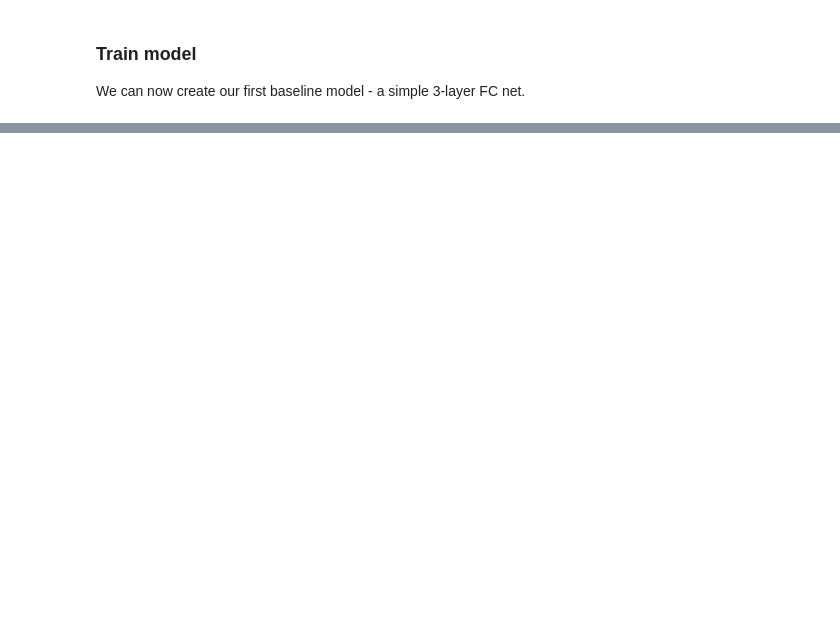
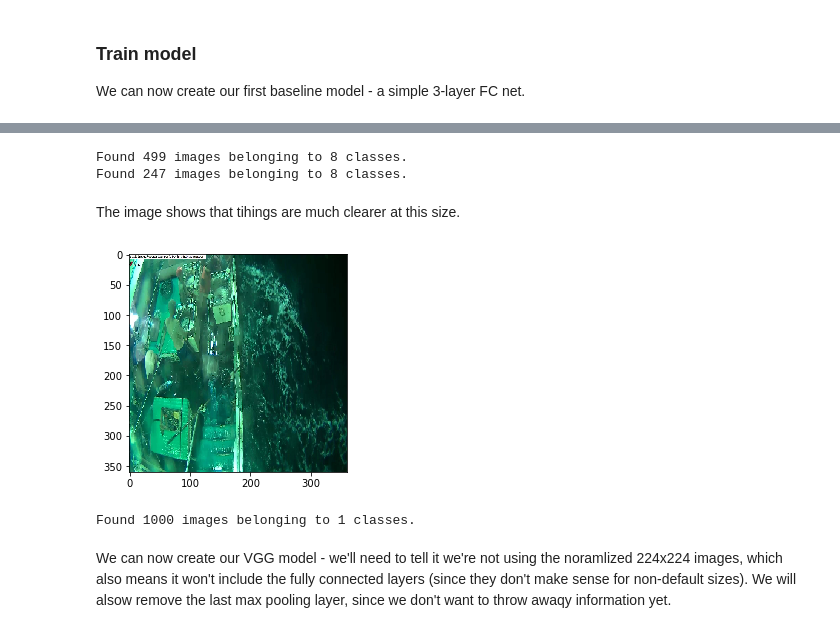
Before and after one commit to loocat/courses-1, a Jupyter notebook: deeplearning1/nbs/pr_lesson7.ipynb, the cells around one changed output, grey strips where cells are left out. Cells and saved outputs as stored; diff of their text form; code cells hidden in the pictures; blank space fills up the shorter version.

```diff
--- a/deeplearning1/nbs/pr_lesson7.ipynb
+++ b/deeplearning1/nbs/pr_lesson7.ipynb
@@ -187,0 +564,16 @@ We can now create our first baseline model - a simple 3-layer FC net.
+# %%
+trn = get_data(path + '/train', (360, 360))
+val = get_data(path + '/valid', (360, 360))
+# %% [output]
+Found 499 images belonging to 8 classes.
+Found 247 images belonging to 8 classes.
+# %% [markdown]
+The image shows that tihings are much clearer at this size.
+# %%
+plot(trn[0])
+# %% [output]
+[figure, added]
+# %%
+test = get_data(path + '/test', (360, 360))
+# %% [output]
+Found 1000 images belonging to 1 classes.
@@ -187,0 +589,2 @@ We can now create our first baseline model - a simple 3-layer FC net.
+# %% [markdown]
+We can now create our VGG model - we'll need to tell it we're not using the noramlized 224x224 images, which also means it won't include the fully connected layers (since they don't make sense for non-default sizes). We will alsow remove the last max pooling layer, since we don't want to throw awaqy information yet.
```
Also changed, not shown: parts of 148 cells of this notebook.
